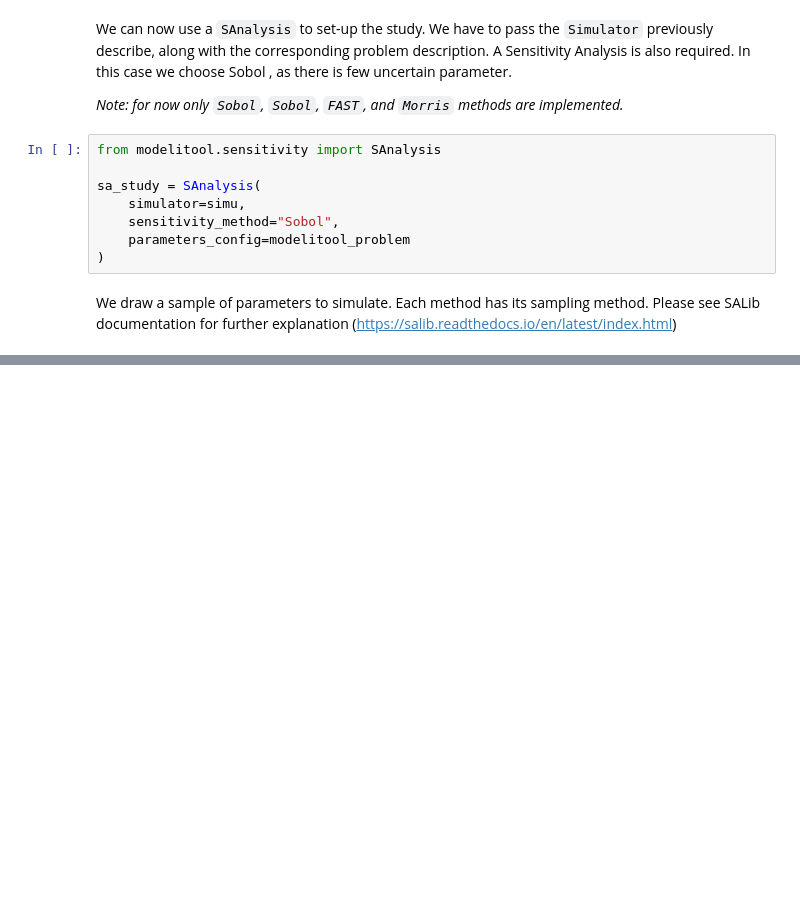
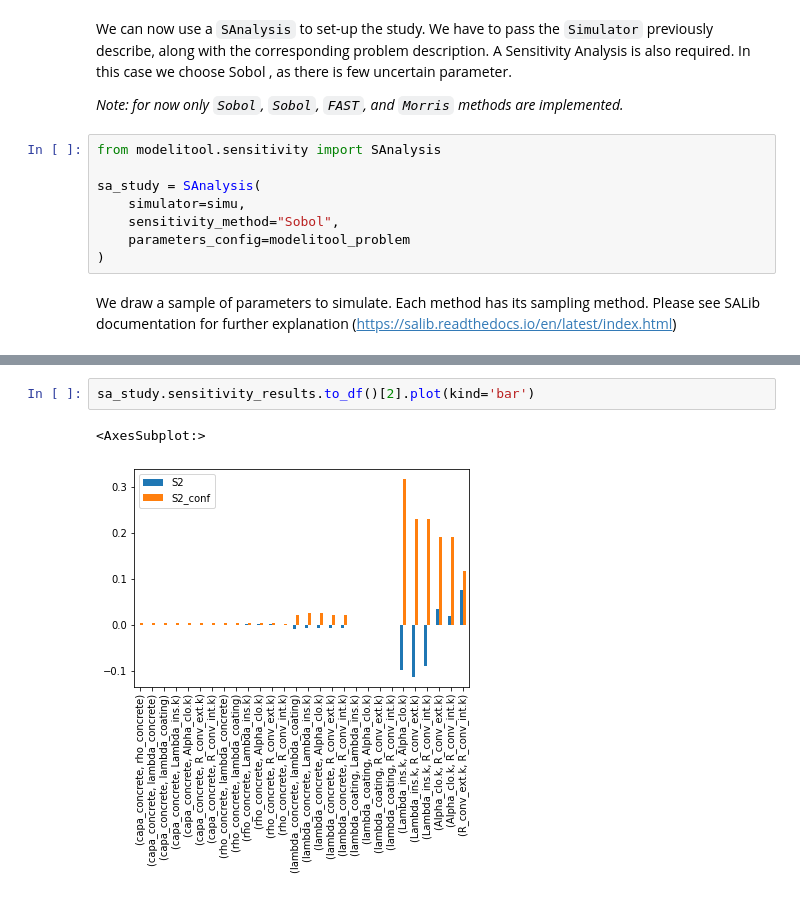
Before and after one commit to BuildingEnergySimulationTools/modelitool, a Jupyter notebook: tutorials/CH2_Physical_model_and_Sensitivity_Analysis.ipynb, the cells around one changed output, grey strips where cells are left out. Cells and saved outputs as stored; diff of their text form; blank space fills up the shorter version.

```diff
--- a/tutorials/CH2_Physical_model_and_Sensitivity_Analysis.ipynb
+++ b/tutorials/CH2_Physical_model_and_Sensitivity_Analysis.ipynb
@@ -227,0 +314,5 @@ sa_study.run_simulations()
+# %%
+sa_study.sensitivity_results.to_df()[2].plot(kind='bar')
+# %% [output]
+<AxesSubplot:>
+[figure, added]
```
Also changed, not shown: parts of 14 cells of this notebook.
